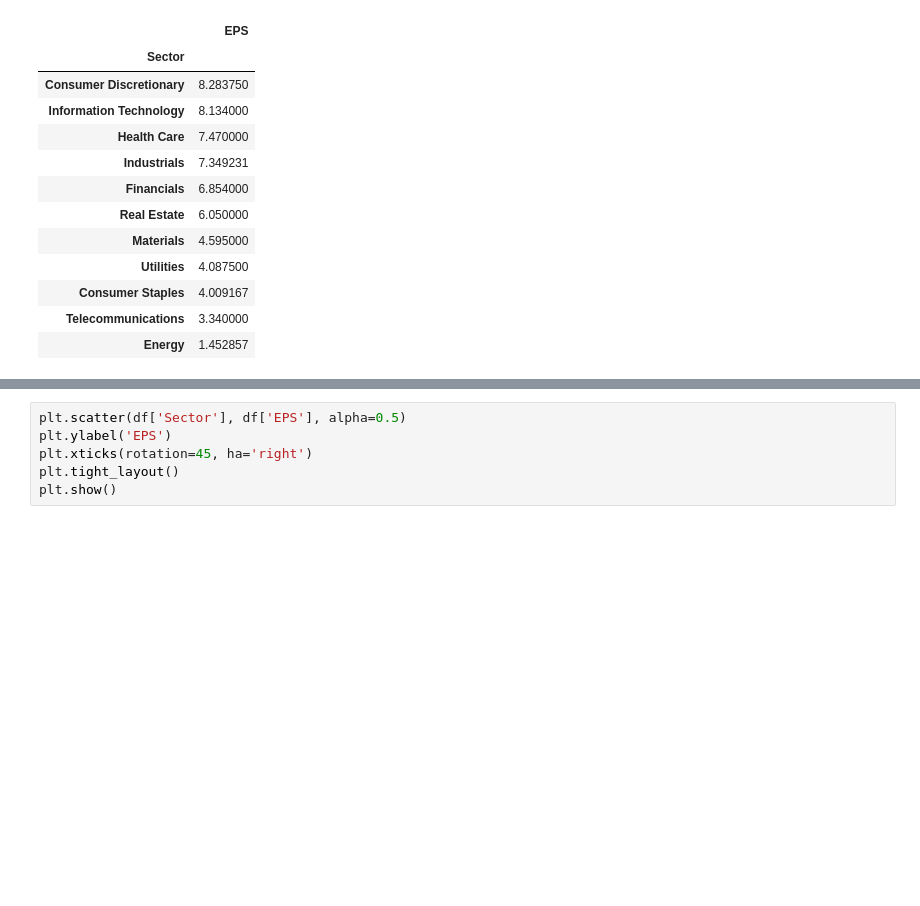
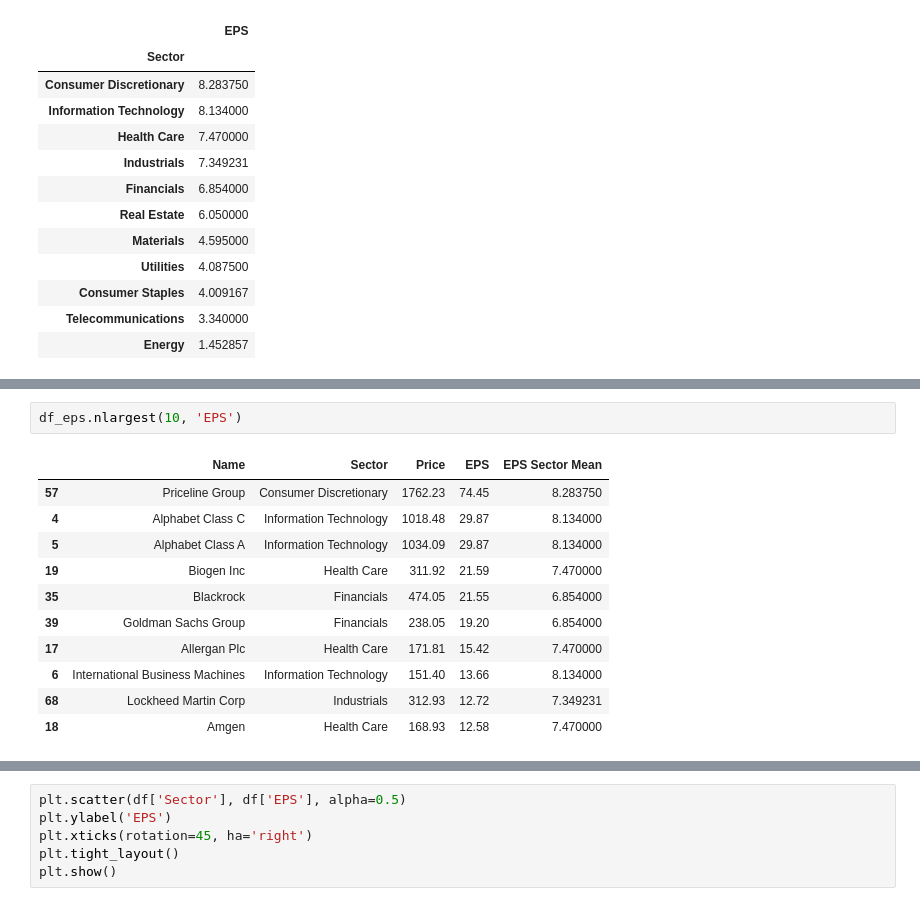
Before and after one commit to mezamateoj/Financial-Analysis, a Jupyter notebook: Case Studies/main.ipynb, the cells around one changed output, grey strips where cells are left out. Cells and saved outputs as stored; diff of their text form; blank space fills up the shorter version.

```diff
--- a/Case Studies/main.ipynb
+++ b/Case Studies/main.ipynb
@@ -86,0 +123,14 @@ df.groupby('Sector')['EPS'].mean().to_frame().sort_values(by='EPS',ascending=Fal
+# %%
+df_eps.nlargest(10, 'EPS')
+# %% [output]
+|  | Name | Sector | Price | EPS | EPS Sector Mean |
+| 57 | Priceline Group | Consumer Discretionary | 1762.23 | 74.45 | 8.283750 |
+| 4 | Alphabet Class C | Information Technology | 1018.48 | 29.87 | 8.134000 |
+| 5 | Alphabet Class A | Information Technology | 1034.09 | 29.87 | 8.134000 |
+| 19 | Biogen Inc | Health Care | 311.92 | 21.59 | 7.470000 |
+| 35 | Blackrock | Financials | 474.05 | 21.55 | 6.854000 |
+| 39 | Goldman Sachs Group | Financials | 238.05 | 19.20 | 6.854000 |
+| 17 | Allergan Plc | Health Care | 171.81 | 15.42 | 7.470000 |
+| 6 | International Business Machines | Information Technology | 151.40 | 13.66 | 8.134000 |
+| 68 | Lockheed Martin Corp | Industrials | 312.93 | 12.72 | 7.349231 |
+| 18 | Amgen | Health Care | 168.93 | 12.58 | 7.470000 |
```
Also changed, not shown: parts of 13 cells of this notebook.
